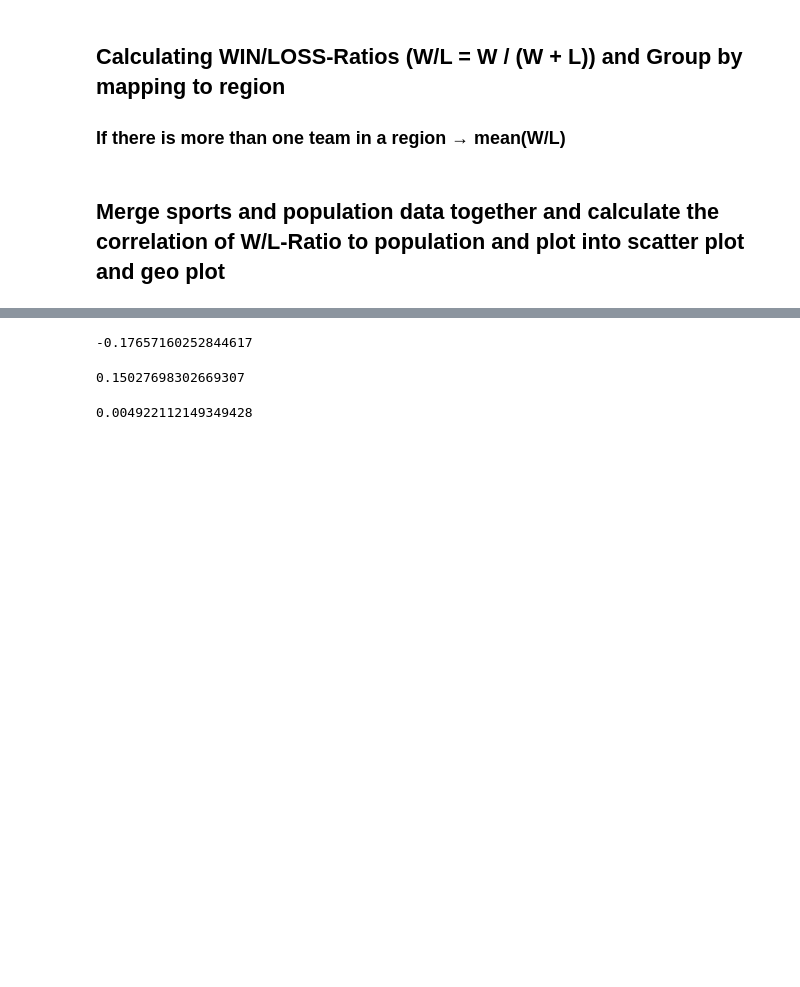
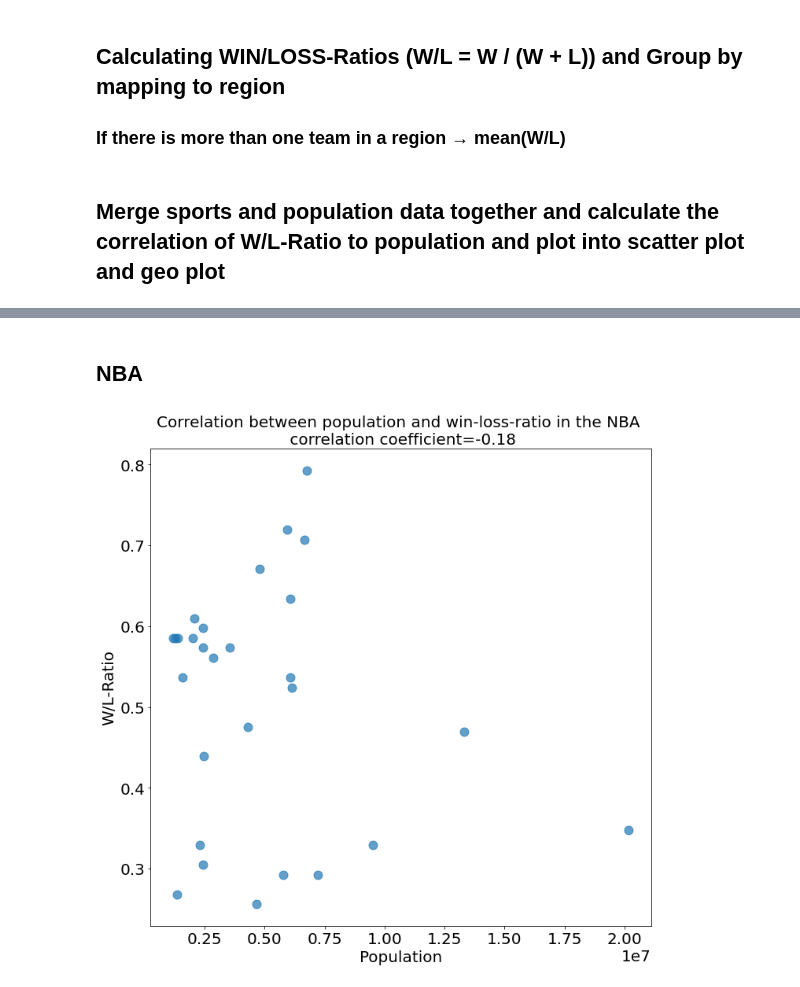
Before and after one commit to janS95/major_4_us_sports, a Jupyter notebook: major_4_US_sports.ipynb, the cells around one changed output, grey strips where cells are left out. Cells and saved outputs as stored; diff of their text form; code cells hidden in the pictures; blank space fills up the shorter version.

```diff
--- a/major_4_US_sports.ipynb
+++ b/major_4_US_sports.ipynb
@@ -139,30 +123,0 @@ plot(fig)
-# %%
-#NBA data
-new_df = pd.merge(nba_df,cities,how='inner',on='Metropolitan area')
-
-population_by_region = new_df['Population']
-win_loss_by_region = new_df['W/L']
-
-stats.pearsonr(population_by_region, win_loss_by_region)[0]
-# %% [output]
--0.17657160252844617
-# %%
-#MLB data
-new_df = pd.merge(mlb_df,cities,how='inner',on='Metropolitan area')
-
-population_by_region = new_df['Population']
-win_loss_by_region = new_df['W/L']
-
-stats.pearsonr(population_by_region, win_loss_by_region)[0]
-# %% [output]
-0.15027698302669307
-# %%
-#NFL data
-new_df = pd.merge(nfl_df,cities,how='inner',on='Metropolitan area')
-
-population_by_region = new_df['Population']
-win_loss_by_region = new_df['W/L']
-
-stats.pearsonr(population_by_region, win_loss_by_region)[0]
-# %% [output]
-0.004922112149349428
@@ -170,0 +168,24 @@ stats.pearsonr(population_by_region, win_loss_by_region)[0]
+# %% [markdown]
+## NBA
+# %%
+new_df = pd.merge(nba_df,cities,how='inner',on='Metropolitan area')
+
+population_by_region = new_df['Population']
+win_loss_by_region = new_df['W/L']
+
+corrcoef = stats.pearsonr(population_by_region, win_loss_by_region)[0]
+
+fig, ax = plt.subplots(figsize=(10,10))
+plt.scatter(population_by_region,win_loss_by_region,s=120,alpha=0.7)
+plt.title('Correlation between population and win-loss-ratio in the NBA \n correlation coefficient={:.2f}'.format(corrcoef),
+         fontsize=20)
+plt.xlabel('Population',fontsize=20)
+plt.ylabel('W/L-Ratio',fontsize=20)
+plt.xticks(fontsize=20)
+plt.yticks(fontsize=20)
+ax.xaxis.offsetText.set_fontsize(20)
+#plt.show()
+plt.tight_layout()
+plt.savefig('images/nba_correlation.png')
+# %% [output]
+[figure, added]
```
Also changed, not shown: parts of 20 cells of this notebook.
